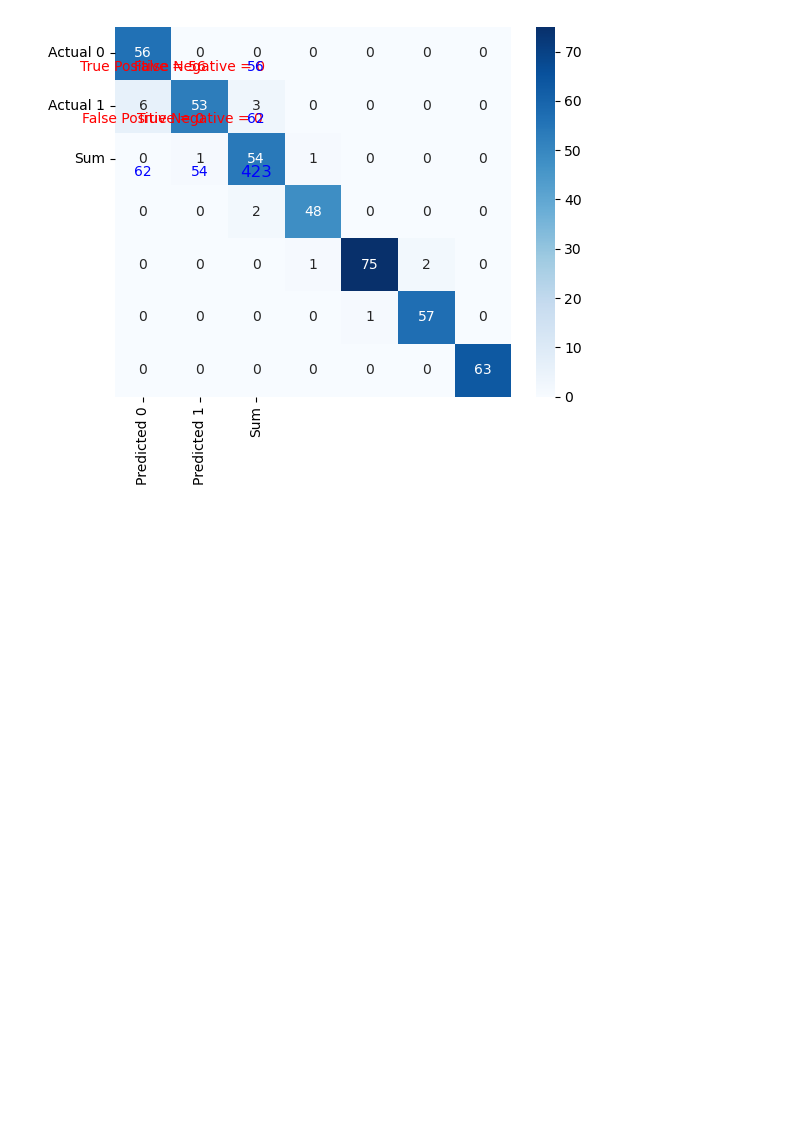
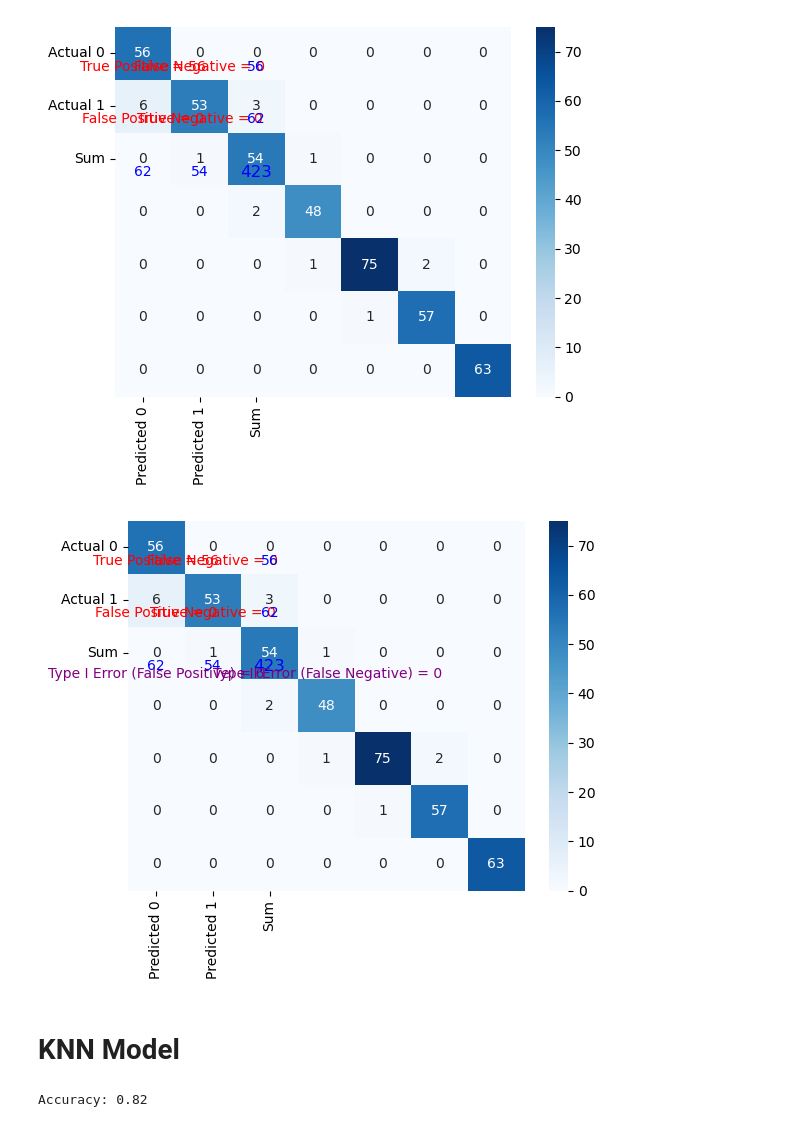
Before and after one commit to 2026362-Silvia/Machine-Learning, a Jupyter notebook: SilviaSolanoMarchini_1st_assessment_ML.ipynb, the cells around one changed output. Cells and saved outputs as stored; diff of their text form; code cells hidden in the pictures; blank space fills up the shorter version.

Commit message:
Correction of some part with mistakes

```diff
--- a/SilviaSolanoMarchini_1st_assessment_ML.ipynb
+++ b/SilviaSolanoMarchini_1st_assessment_ML.ipynb
@@ -119,7 +118,7 @@ for col in num_col:
     if col in df.columns:
         df[col] = pd.to_numeric(df[col], errors='coerce')
 
-df[num_col] = df[num_col].fillna(0)
+df[num_col] = df[num_col].info()
 
 print("Updated data types for numeric columns:")
 print(df[num_col].dtypes)
@@ -487,3 +517,38 @@ plt.text(2.5, 2.75, str(cm.sum()), color='blue', fontsize=12, ha='center', va='c
 plt.show()
 # %% [output]
 [figure]
+# %%
+# Call a method predict by using an object classifier 'cls_svm'
+y_predict = cls_svm.predict(X_test)
+
+# Calculate cm by calling a method named as 'confusion_matrix'
+cm = confusion_matrix(y_test, y_predict)
+
+# Define labels for the confusion matrix
+labels = ['True Positive', 'False Negative', 'False Positive', 'True Negative']
+
+# Create a heatmap with annotations and sum of rows/columns
+sns.heatmap(cm, annot=True, fmt='d', cmap='Blues', xticklabels=['Predicted 0', 'Predicted 1', 'Sum'], yticklabels=['Actual 0', 'Actual 1', 'Sum'])
+
+# Add labels for TP, FP, TN, FN
+for i in range(len(labels)):
+    plt.text(i % 2 + 0.5, int(i / 2) + 0.75, str(labels[i]) + " = " + str(cm.flatten()[i]), color='red', fontsize=10, ha='center', va='center')
+
+# Add sum of rows and columns
+for i in range(2):
+    plt.text(2.5, i + 0.75, str(cm.sum(axis=1)[i]), color='blue', fontsize=10, ha='center', va='center')
+    plt.text(i + 0.5, 2.75, str(cm.sum(axis=0)[i]), color='blue', fontsize=10, ha='center', va='center')
+
+# Add overall sum
+plt.text(2.5, 2.75, str(cm.sum()), color='blue', fontsize=12, ha='center', va='center')
+
+# Add Type I and Type II labels
+plt.text(0.5, 2.9, f"Type I Error (False Positive) = {cm[1, 0]}", color='purple', fontsize=10, ha='center', va='center')
+plt.text(1.5, 2.9, f"Type II Error (False Negative) = {cm[0, 1]}", color='purple', fontsize=10, ha='left', va='center')
+
+# Show the plot
+plt.show()
+# %% [output]
+[figure, added]
+# %% [markdown]
+# KNN Model
@@ -489,0 +564,5 @@ plt.show()
+# %%
+# Model Accuracy, how often is the classifier correct?
+print( "Accuracy: {:.2f}".format(metrics.accuracy_score(y_test, y_pred)) )
+# %% [output]
+Accuracy: 0.82
```
Also changed, not shown: parts of 15 cells of this notebook.
